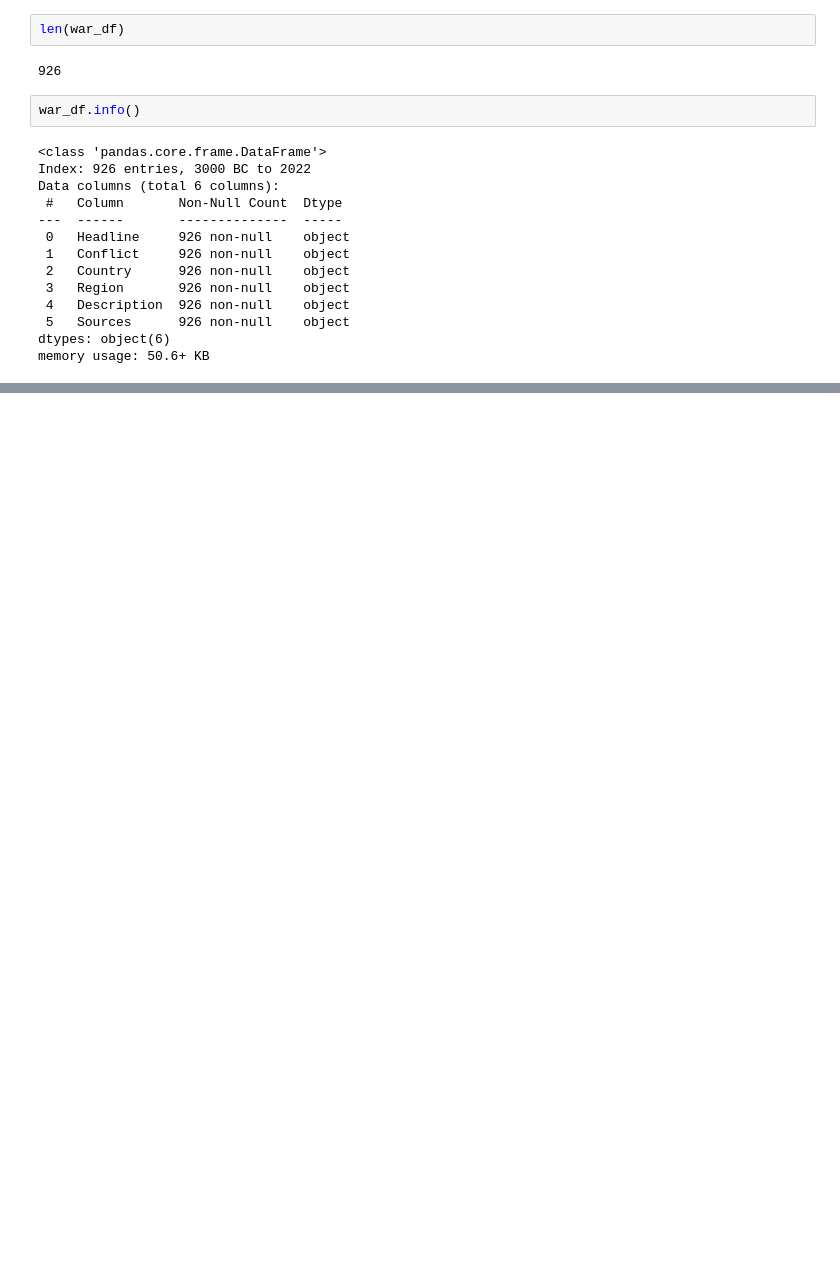
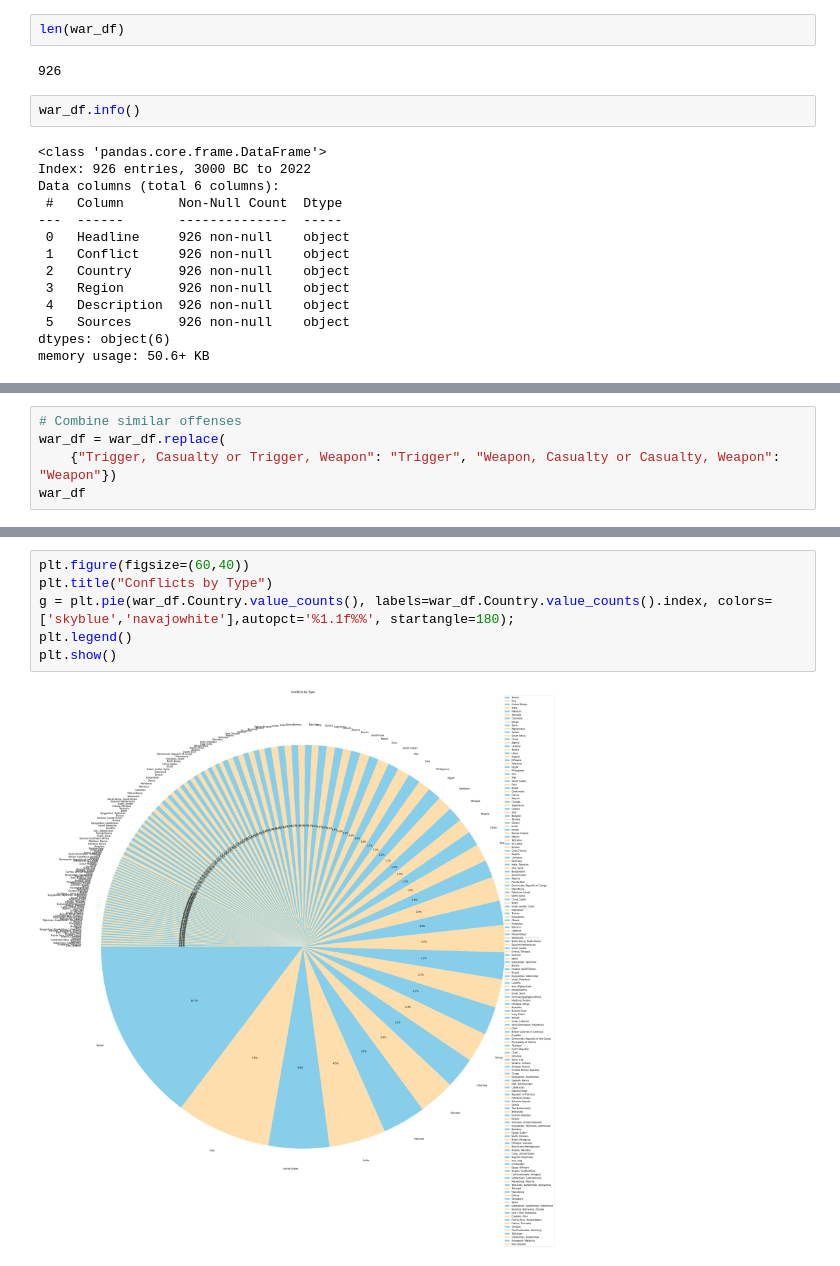
Before and after one commit to nrp1284/war_conflicts, a Jupyter notebook: war_conflicts.ipynb, the cells around one changed output, grey strips where cells are left out. Cells and saved outputs as stored; diff of their text form; blank space fills up the shorter version.

```diff
--- a/war_conflicts.ipynb
+++ b/war_conflicts.ipynb
@@ -56,0 +85,5 @@ plt.show()
+# %%
+# Combine similar offenses
+war_df = war_df.replace(
+    {"Trigger, Casualty or Trigger, Weapon": "Trigger", "Weapon, Casualty or Casualty, Weapon": "Weapon"})
+war_df
@@ -56,0 +130,8 @@ plt.show()
+# %%
+plt.figure(figsize=(60,40))
+plt.title("Conflicts by Type")
+g = plt.pie(war_df.Country.value_counts(), labels=war_df.Country.value_counts().index, colors=['skyblue','navajowhite'],autopct='%1.1f%%', startangle=180);
+plt.legend()
+plt.show()
+# %% [output]
+[figure, added]
```
Also changed, not shown: parts of 8 cells of this notebook.
